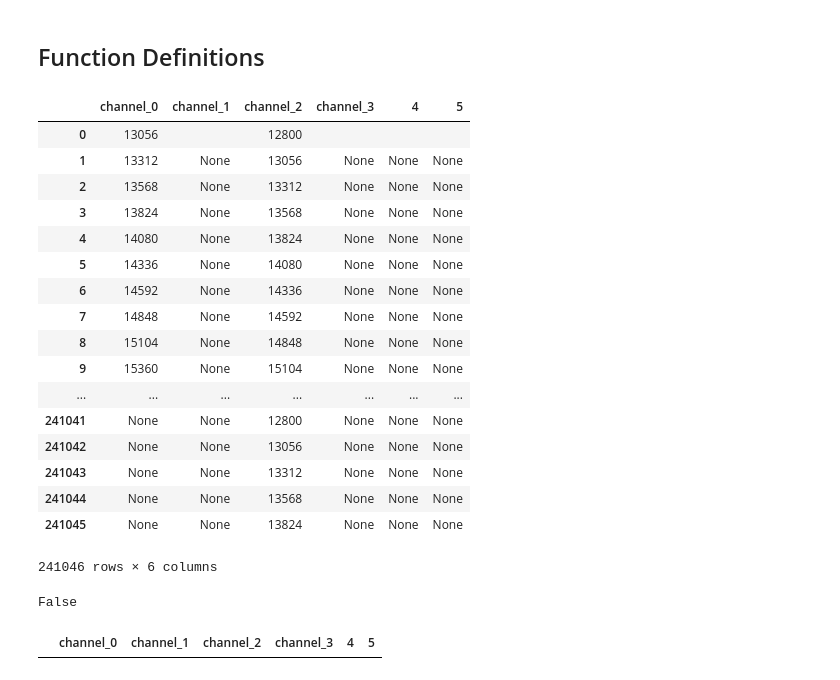
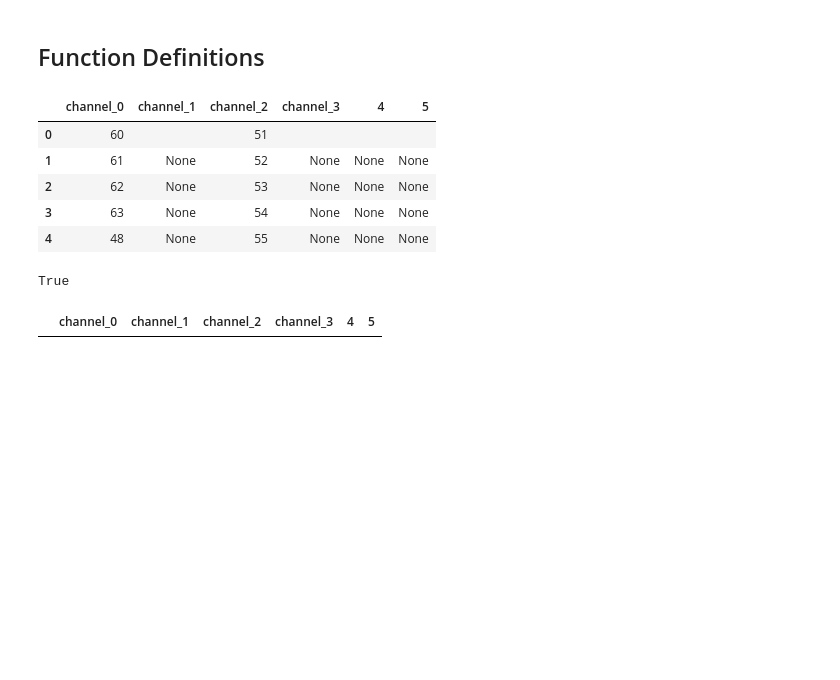
Before and after one commit to Stickerl/AMP, a Jupyter notebook: python_scripts/Audio stream via uart.ipynb, the cells around one changed output. Drawn from its saved outputs; the diff is of its cells as text; code cells hidden in the pictures; blank space fills up the shorter version.

```diff
--- a/python_scripts/Audio stream via uart.ipynb
+++ b/python_scripts/Audio stream via uart.ipynb
@@ -266,28 +267,16 @@ with open(r'..\test\debug_data.csv', 'r') as IN:
 df = pd.DataFrame(data).T \
                   .rename(columns={0:'channel_0', 1:'channel_1', 2:'channel_2', 3:'channel_3'})
 # %%
-df
+df.head()
 # %% [output]
 |  | channel_0 | channel_1 | channel_2 | channel_3 | 4 | 5 |
-| 0 | 13056 |  | 12800 |  |  |  |
-| 1 | 13312 | None | 13056 | None | None | None |
-| 2 | 13568 | None | 13312 | None | None | None |
-| 3 | 13824 | None | 13568 | None | None | None |
-| 4 | 14080 | None | 13824 | None | None | None |
-| 5 | 14336 | None | 14080 | None | None | None |
-| 6 | 14592 | None | 14336 | None | None | None |
-| 7 | 14848 | None | 14592 | None | None | None |
-| 8 | 15104 | None | 14848 | None | None | None |
-| 9 | 15360 | None | 15104 | None | None | None |
-| ... | ... | ... | ... | ... | ... | ... |
-| 241041 | None | None | 12800 | None | None | None |
-| 241042 | None | None | 13056 | None | None | None |
-| 241043 | None | None | 13312 | None | None | None |
-| 241044 | None | None | 13568 | None | None | None |
-| 241045 | None | None | 13824 | None | None | None |
+| 0 | 60 |  | 51 |  |  |  |
+| 1 | 61 | None | 52 | None | None | None |
+| 2 | 62 | None | 53 | None | None | None |
+| 3 | 63 | None | 54 | None | None | None |
+| 4 | 48 | None | 55 | None | None | None |
-241046 rows × 6 columns
 # %%
-comp_send_receive(df.channel_0.dropna().astype(int).values, np.arange(start=0x30, stop=0x40, step=1) * 256)
+comp_send_receive(df.channel_0.dropna().astype(int).values, np.arange(start=0x30, stop=0x40, step=1))
 # %% [output]
-False
+True
 # %%
```
Also changed, not shown: parts of 4 cells of this notebook, 4 other files.
